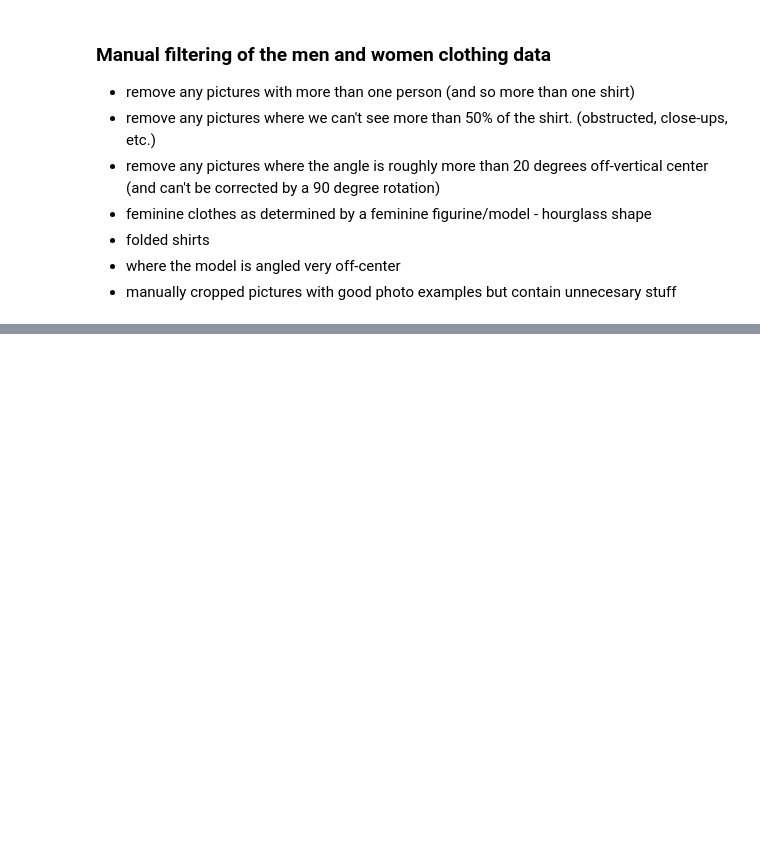
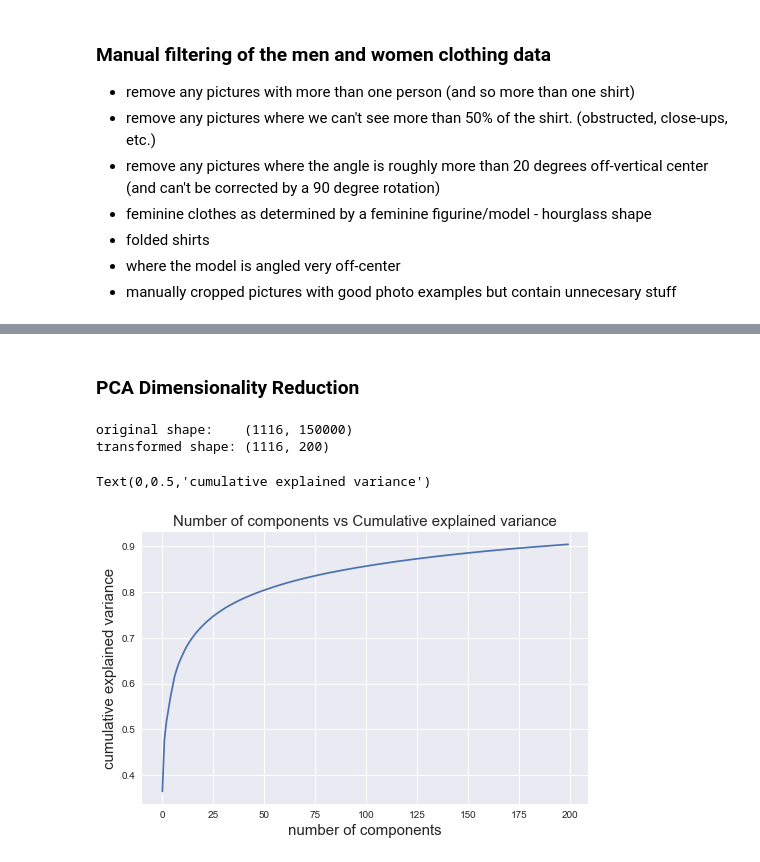
Before and after one commit to hueyning/cs156-ml, a Jupyter notebook: assignment-3-pca-lda/Assignment 3 - Maching Learning Fashionista.ipynb, the cells around one changed output, grey strips where cells are left out. Drawn from its saved outputs; the diff is of its cells as text; code cells hidden in the pictures; blank space fills up the shorter version.

Commit message:
updated PCA and LDA transforms & predictions

```diff
--- a/assignment-3-pca-lda/Assignment 3 - Maching Learning Fashionista.ipynb
+++ b/assignment-3-pca-lda/Assignment 3 - Maching Learning Fashionista.ipynb
@@ -129,0 +167,22 @@ print(svc_model.score(X_pca,y_train))
+# %% [markdown]
+<h3>PCA Dimensionality Reduction</h3>
+# %%
+#Use randomized svd_solver to approx first N Principle Components much quicker than standard PCA
+#useful for high-dimensional data
+pca = PCA(n_components = 200, svd_solver='randomized').fit(X_train, y_train)
+pca_components_train = pca.transform(X_train)
+print("original shape:   ", X_train.shape)
+print("transformed shape:", pca_components.shape)
+# %% [output]
+original shape:    (1116, 150000)
+transformed shape: (1116, 200)
+# %%
+#plot cumulative explained variance across number of components
+plt.figure(figsize=(8,5))
+plt.plot(np.cumsum(pca.explained_variance_ratio_))
+plt.title('Number of components vs Cumulative explained variance',size=15)
+plt.xlabel('number of components',size=15)
+plt.ylabel('cumulative explained variance',size=15)
+# %% [output]
+Text(0,0.5,'cumulative explained variance')
+[figure, added]
```
Also changed, not shown: parts of 22 cells of this notebook, 1 other file.
